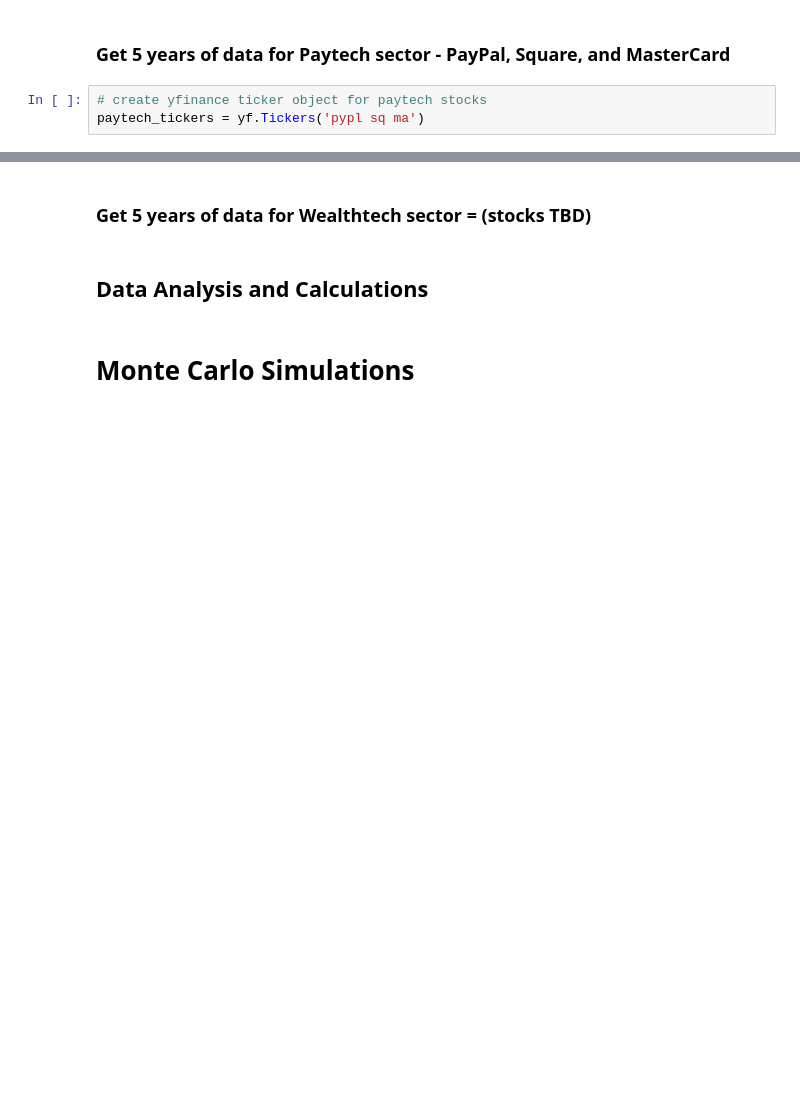
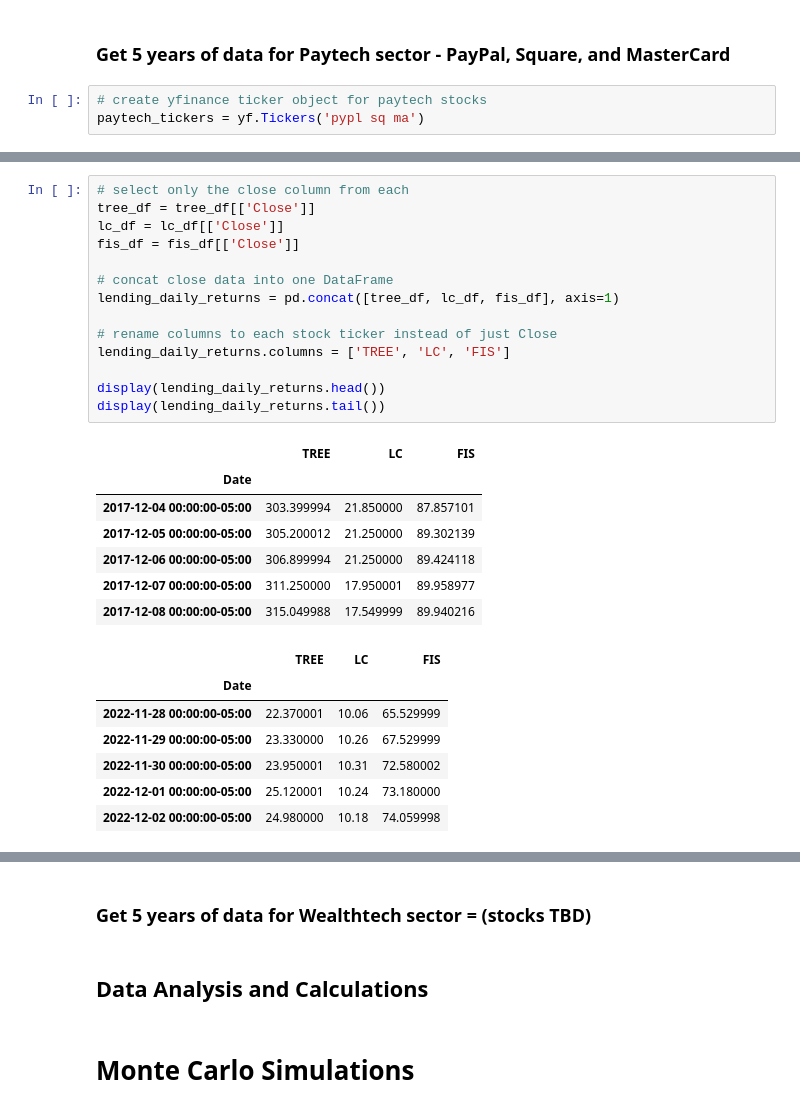
Before and after one commit to fintech-quagga-group/fintech-sector-portfolio-analysis, a Jupyter notebook: fintech-sector-portfolio-analysis.ipynb, the cells around one changed output, grey strips where cells are left out. Cells and saved outputs as stored; diff of their text form; blank space fills up the shorter version.

```diff
--- a/fintech-sector-portfolio-analysis.ipynb
+++ b/fintech-sector-portfolio-analysis.ipynb
@@ -131,0 +383,29 @@ display(paytech_daily_returns.tail())
+# %%
+# select only the close column from each
+tree_df = tree_df[['Close']]
+lc_df = lc_df[['Close']]
+fis_df = fis_df[['Close']]
+
+# concat close data into one DataFrame
+lending_daily_returns = pd.concat([tree_df, lc_df, fis_df], axis=1)
+
+# rename columns to each stock ticker instead of just Close
+lending_daily_returns.columns = ['TREE', 'LC', 'FIS']
+
+display(lending_daily_returns.head())
+display(lending_daily_returns.tail())
+# %% [output]
+|  | TREE | LC | FIS |
+| Date |  |  |  |
+| 2017-12-04 00:00:00-05:00 | 303.399994 | 21.850000 | 87.857101 |
+| 2017-12-05 00:00:00-05:00 | 305.200012 | 21.250000 | 89.302139 |
+| 2017-12-06 00:00:00-05:00 | 306.899994 | 21.250000 | 89.424118 |
+| 2017-12-07 00:00:00-05:00 | 311.250000 | 17.950001 | 89.958977 |
+| 2017-12-08 00:00:00-05:00 | 315.049988 | 17.549999 | 89.940216 |
+|  | TREE | LC | FIS |
+| Date |  |  |  |
+| 2022-11-28 00:00:00-05:00 | 22.370001 | 10.06 | 65.529999 |
+| 2022-11-29 00:00:00-05:00 | 23.330000 | 10.26 | 67.529999 |
+| 2022-11-30 00:00:00-05:00 | 23.950001 | 10.31 | 72.580002 |
+| 2022-12-01 00:00:00-05:00 | 25.120001 | 10.24 | 73.180000 |
+| 2022-12-02 00:00:00-05:00 | 24.980000 | 10.18 | 74.059998 |
```
Also changed, not shown: parts of 11 cells of this notebook.
